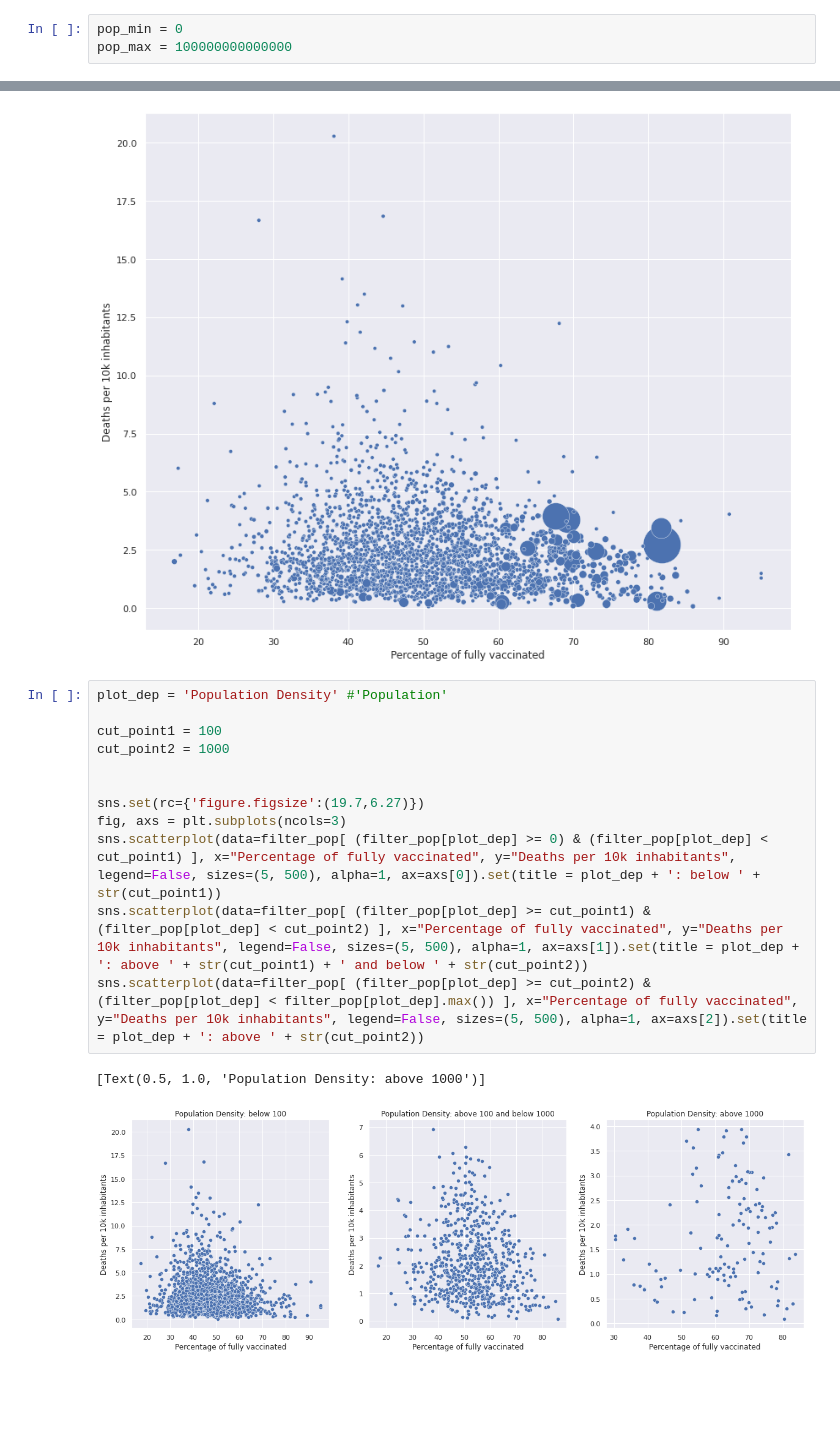
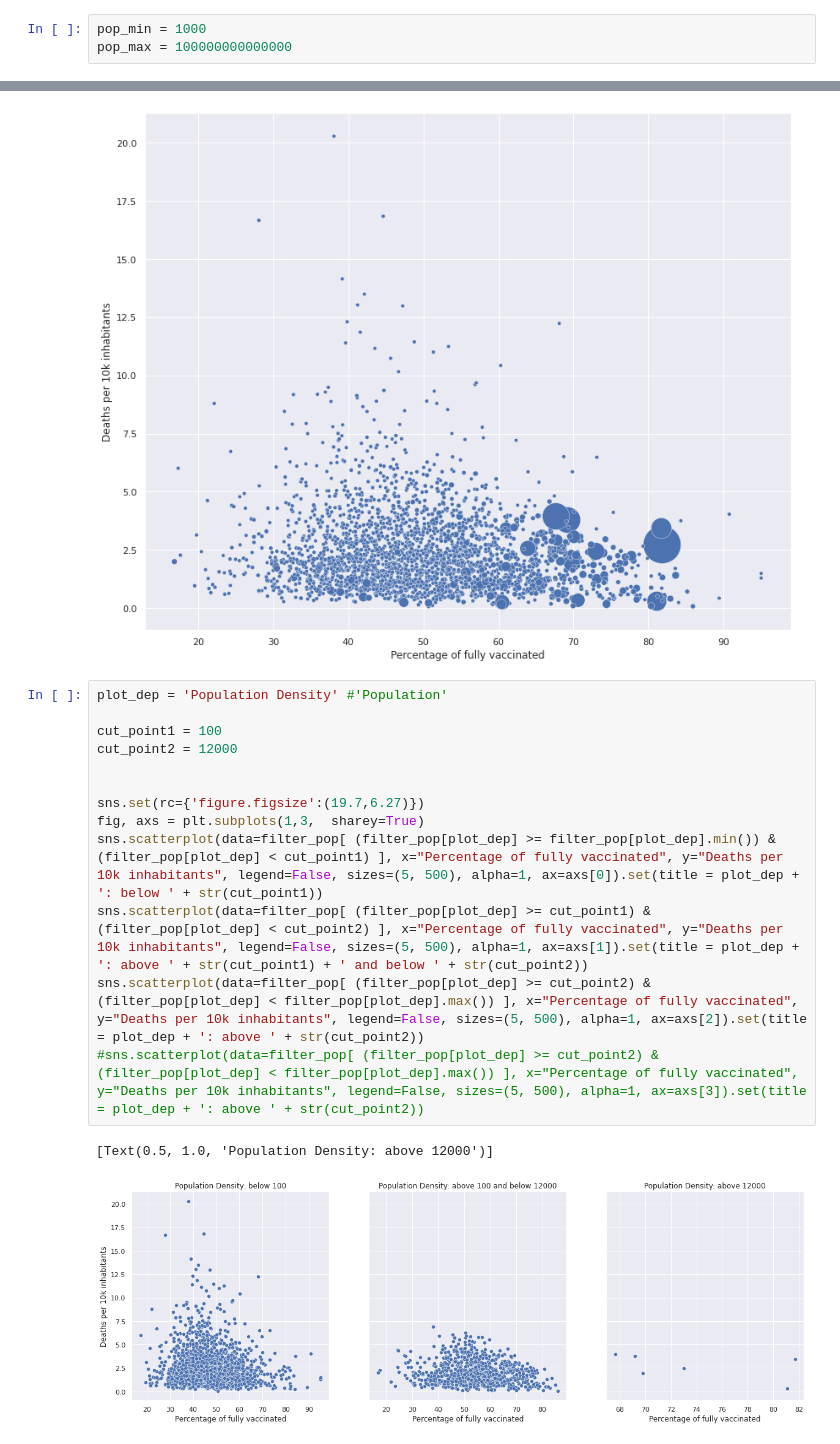
Before and after one commit to dzoanka/Covid19-cases-deaths-against-vax-in-US-counties, a Jupyter notebook: display_plots_covid_data.ipynb, the cells around one changed output, grey strips where cells are left out. Cells and saved outputs as stored; diff of their text form; blank space fills up the shorter version.

Commit message:
Small changes and infections plots

```diff
--- a/display_plots_covid_data.ipynb
+++ b/display_plots_covid_data.ipynb
@@ -14,7 +14,7 @@ path = "figures/"
 ### Choose the maximum and minimum population size of counties taken into consideration
 The cases and deaths will be shown per 10000 inhabitants
 # %%
-pop_min = 0
+pop_min = 1000
 pop_max = 100000000000000
 # %%
 # This iformation is needed for the title of the figures. THE PERIOD MUST BE SAME AS IN FILE 'Vax_cases_deaths.ipynb' or you can only fill period_start with a custom name and leave period_end blank
@@ -99,15 +99,16 @@ plt.show()
 # %%
 plot_dep = 'Population Density' #'Population'
 
 cut_point1 = 100
-cut_point2 = 1000
+cut_point2 = 12000
 
 
 sns.set(rc={'figure.figsize':(19.7,6.27)})
-fig, axs = plt.subplots(ncols=3)
-sns.scatterplot(data=filter_pop[ (filter_pop[plot_dep] >= 0) & (filter_pop[plot_dep] < cut_point1) ], x="Percentage of fully vaccinated", y="Deaths per 10k inhabitants", legend=False, sizes=(5, 500), alpha=1, ax=axs[0]).set(title = plot_dep + ': below ' + str(cut_point1))
+fig, axs = plt.subplots(1,3,  sharey=True)
+sns.scatterplot(data=filter_pop[ (filter_pop[plot_dep] >= filter_pop[plot_dep].min()) & (filter_pop[plot_dep] < cut_point1) ], x="Percentage of fully vaccinated", y="Deaths per 10k inhabitants", legend=False, sizes=(5, 500), alpha=1, ax=axs[0]).set(title = plot_dep + ': below ' + str(cut_point1))
 sns.scatterplot(data=filter_pop[ (filter_pop[plot_dep] >= cut_point1) & (filter_pop[plot_dep] < cut_point2) ], x="Percentage of fully vaccinated", y="Deaths per 10k inhabitants", legend=False, sizes=(5, 500), alpha=1, ax=axs[1]).set(title = plot_dep + ': above ' + str(cut_point1) + ' and below ' + str(cut_point2))
 sns.scatterplot(data=filter_pop[ (filter_pop[plot_dep] >= cut_point2) & (filter_pop[plot_dep] < filter_pop[plot_dep].max()) ], x="Percentage of fully vaccinated", y="Deaths per 10k inhabitants", legend=False, sizes=(5, 500), alpha=1, ax=axs[2]).set(title = plot_dep + ': above ' + str(cut_point2))
+#sns.scatterplot(data=filter_pop[ (filter_pop[plot_dep] >= cut_point2) & (filter_pop[plot_dep] < filter_pop[plot_dep].max()) ], x="Percentage of fully vaccinated", y="Deaths per 10k inhabitants", legend=False, sizes=(5, 500), alpha=1, ax=axs[3]).set(title = plot_dep + ': above ' + str(cut_point2))
 # %% [output]
-[Text(0.5, 1.0, 'Population Density: above 1000')]
+[Text(0.5, 1.0, 'Population Density: above 12000')]
-[figure, old version]
+[figure, new version]
```
Also changed, not shown: parts of 3 cells of this notebook.
